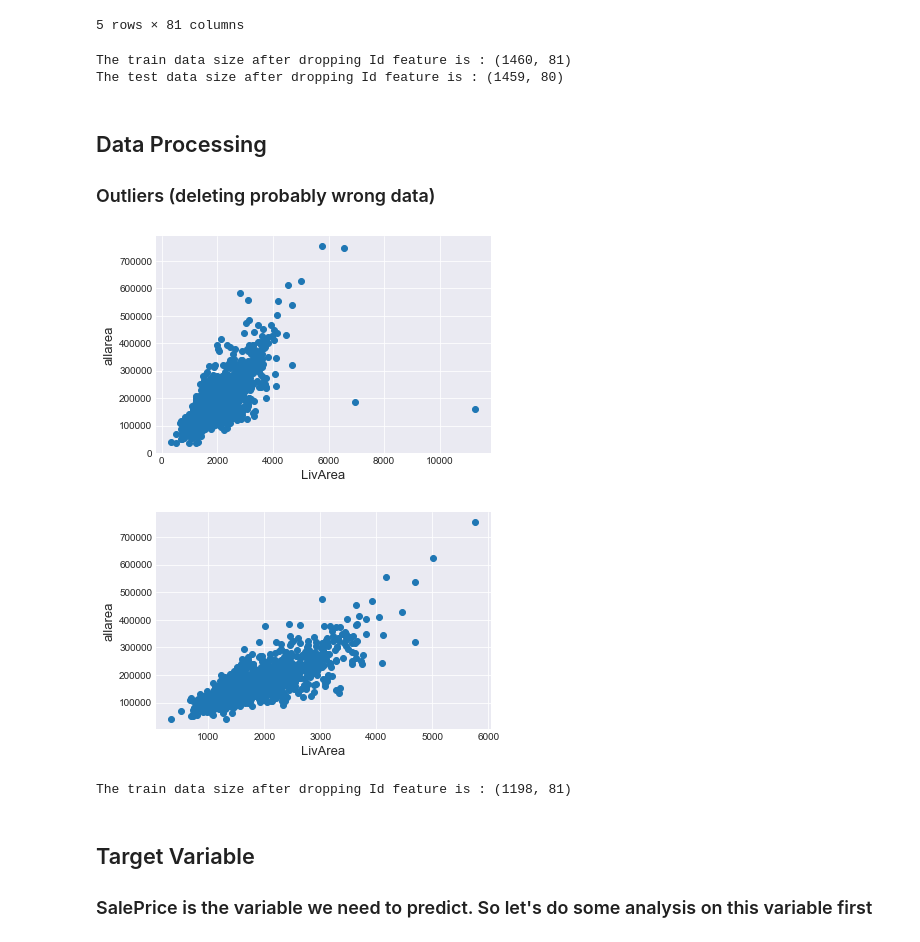
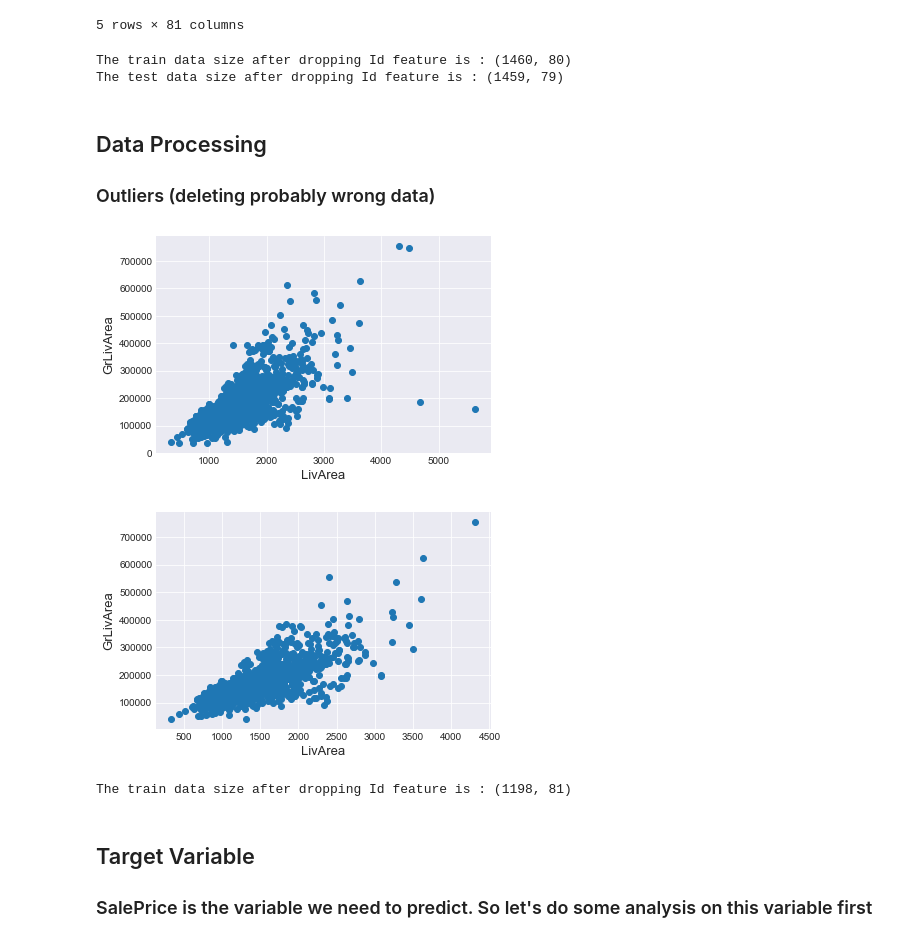
Before and after one commit to mikleg/python_ds_helper, a Jupyter notebook: ver3.ipynb, the cells around one changed output. Saved outputs shown, nothing was run; the diff lists cells and outputs as text; code cells hidden in the pictures.

```diff
--- a/ver3.ipynb
+++ b/ver3.ipynb
@@ -40,14 +40,14 @@ The test data size before dropping Id feature is : (1459, 80)
 #Now drop the  'Id' colum since it's unnecessary for  the prediction process.
 train.drop("Id", axis = 1, inplace = True)
 test.drop("Id", axis = 1, inplace = True)
-train['allarea'] = train['1stFlrSF']+train['2ndFlrSF']+train['BsmtFinSF1']
-test['allarea'] = test['1stFlrSF']+test['2ndFlrSF']+test['BsmtFinSF1']
+#train['allarea'] = train['1stFlrSF']+train['2ndFlrSF']+train['BsmtFinSF1']
+#test['allarea'] = test['1stFlrSF']+test['2ndFlrSF']+test['BsmtFinSF1']
 #check again the data size after dropping the 'Id' variable
 print("\nThe train data size after dropping Id feature is : {} ".format(train.shape))
 print("The test data size after dropping Id feature is : {} ".format(test.shape))
 # %% [output]
-The train data size after dropping Id feature is : (1460, 81)
-The test data size after dropping Id feature is : (1459, 80)
+The train data size after dropping Id feature is : (1460, 80)
+The test data size after dropping Id feature is : (1459, 79)
 # %% [markdown]
 ## Data Processing
 
@@ -55,28 +55,28 @@ The test data size after dropping Id feature is : (1459, 80)
 # %%
 fig, ax = plt.subplots()
 
-ax.scatter(x = train['allarea'], y = train['SalePrice'])
-plt.ylabel('allarea', fontsize=13)
+ax.scatter(x = train['GrLivArea'], y = train['SalePrice'])
+plt.ylabel('GrLivArea', fontsize=13)
 plt.xlabel('LivArea', fontsize=13)
 plt.show()
 #only_normal sale condition
 def normal_sale(df): #for possibility to change it
     return df.loc[(df['SaleCondition'] == "Normal")]
 
 
 
 #train_norm=train.loc[(train['SaleCondition'] == "Normal")]
 train_norm = normal_sale(train)
 fig, ax = plt.subplots()
 
-ax.scatter(x = train_norm['allarea'], y = train_norm['SalePrice'])
-plt.ylabel('allarea', fontsize=13)
+ax.scatter(x = train_norm['GrLivArea'], y = train_norm['SalePrice'])
+plt.ylabel('GrLivArea', fontsize=13)
 plt.xlabel('LivArea', fontsize=13)
 plt.show()
 print("\nThe train data size after dropping Id feature is : {} ".format(x_norm.shape))
 # %% [output]
-[figure, old version]
+[figure, new version]
-[figure, old version]
+[figure, new version]
 The train data size after dropping Id feature is : (1198, 81)
 # %% [markdown]
 ## Target Variable
```
Also changed, not shown: parts of 9 cells of this notebook.
